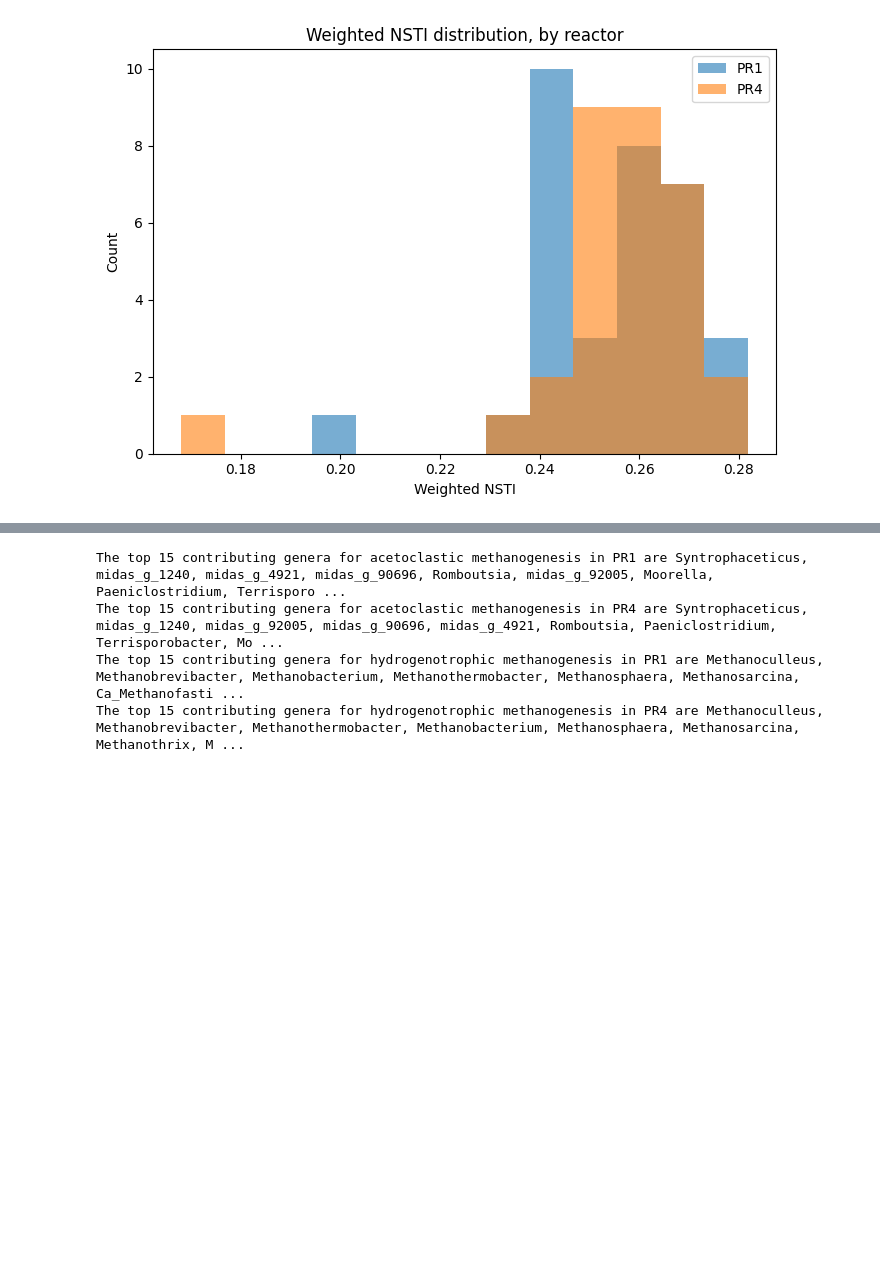
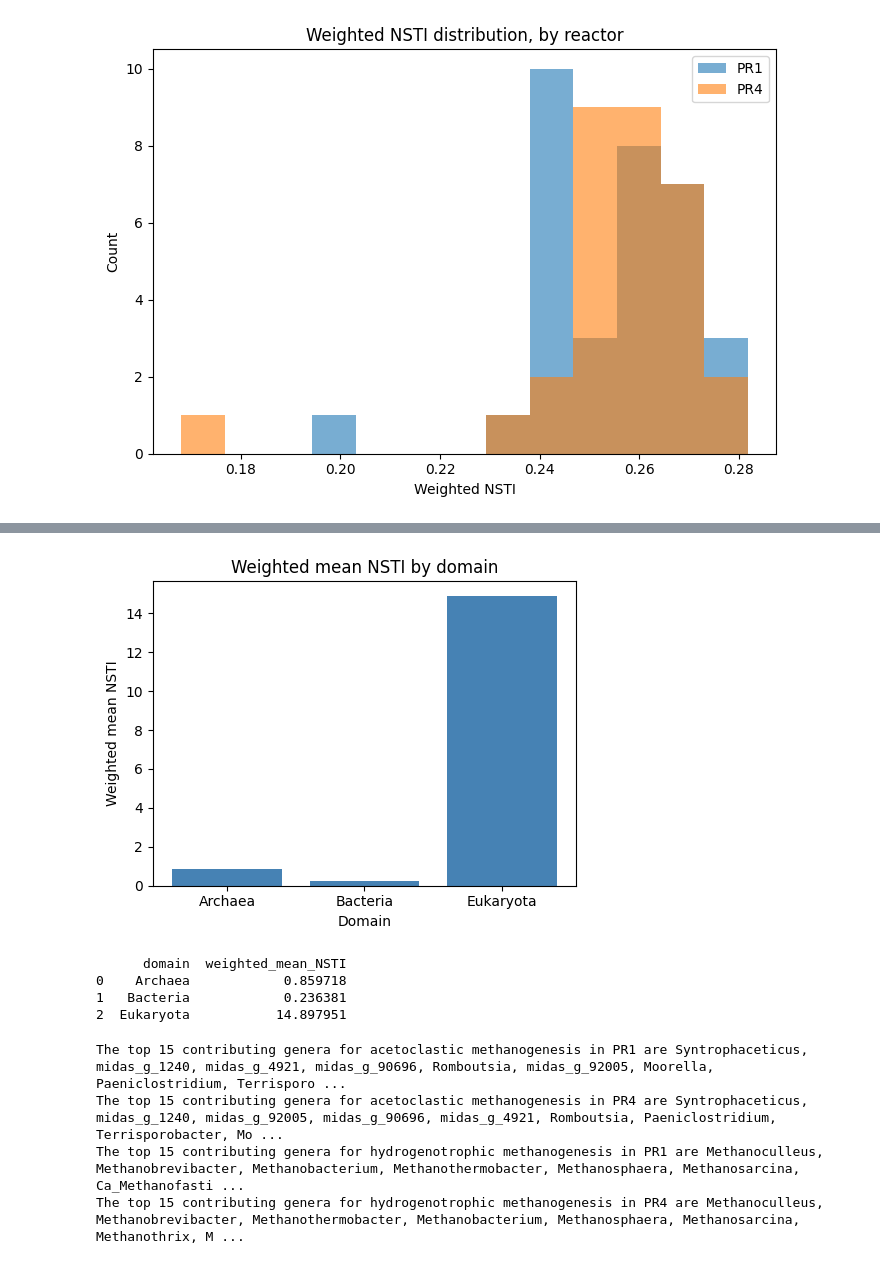
Before and after one commit to PachacutiX/Meta2Insight, a Jupyter notebook: code/picrust2_testruns/stratified/temp_differences.ipynb, the cells around one changed output, grey strips where cells are left out. Drawn from its saved outputs; the diff is of its cells as text; code cells hidden in the pictures; blank space fills up the shorter version.

```diff
--- a/code/picrust2_testruns/stratified/temp_differences.ipynb
+++ b/code/picrust2_testruns/stratified/temp_differences.ipynb
@@ -178,3 +178,78 @@ plt.tight_layout(); plt.show()
+# %%
+### Taxonomy-based NSTI analysis
+
+
+## Prep
+df_asv_nsti = df_asv_nsti.rename(columns={"sequence":"taxon", "metadata_NSTI":"NSTI"}).copy()
+asv_taxon = df_asv_nsti.merge(df_tax, on="taxon", how="left")
+
+asv_taxon["genus"] = (asv_taxon["taxonomy"].astype(str)
+                      .str.extract(r"g__\s*([^;]+)", expand=False).str.strip())
+asv_taxon["domain"] = (asv_taxon["taxonomy"].astype(str)
+                       .str.extract(r"k__\s*([^;]+)", expand=False).str.strip())
+
+asv_taxon["NSTI"] = pd.to_numeric(asv_taxon["NSTI"], errors="coerce")
+
+asv_taxon_genus  = asv_taxon.dropna(subset=["NSTI","genus"])
+asv_taxon_domain = asv_taxon.dropna(subset=["NSTI","domain"])
+
+## Unweighted genus NSTI
+genus_nsti = (
+    asv_taxon_genus.groupby("genus")["NSTI"]
+                   .agg(mean_NSTI="mean", median_NSTI="median", n_ASVs="size")
+                   .reset_index()
+)
+
+## Weighted ASV abundance
+abun = pd.read_csv("~/Thesis/data/picrust2_testruns/picrust2_stratified/picrust2_out_pipeline_stratified_lasse/KO_metagenome_out/seqtab_norm.tsv", sep="\t")
+abun = abun.rename(columns={abun.columns[0]: "taxon"})
+abun_long = abun.melt(id_vars=["taxon"], var_name="sample", value_name="rel_abun")
+abun_long["rel_abun"] = pd.to_numeric(abun_long["rel_abun"], errors="coerce").fillna(0)
+
+# Mean weight per ASV across samples
+asv_weight = (abun_long.groupby("taxon")["rel_abun"].mean()
+                        .reset_index().rename(columns={"rel_abun":"mean_rel_abun"}))
+
+# Genus-level
+asv_taxon_genus_w = (asv_taxon_genus.merge(asv_weight, on="taxon", how="left")
+                                    .fillna({"mean_rel_abun":0}))
+
+genus_nsti_weighted = (
+    asv_taxon_genus_w.groupby("genus")
+                     .apply(lambda d: np.average(d["NSTI"], weights=d["mean_rel_abun"])
+                            if d["mean_rel_abun"].sum() > 0 else d["NSTI"].mean())
+                     .reset_index(name="weighted_mean_NSTI")
+)
+
+# Domain-level
+asv_taxon_domain_w = (asv_taxon_domain.merge(asv_weight, on="taxon", how="left")
+                                      .fillna({"mean_rel_abun":0}))
+
+domain_nsti_weighted = (
+    asv_taxon_domain_w.groupby("domain")
+                      .apply(lambda d: np.average(d["NSTI"], weights=d["mean_rel_abun"])
+                             if d["mean_rel_abun"].sum() > 0 else d["NSTI"].mean())
+                      .reset_index(name="weighted_mean_NSTI")
+)
+
+
+## Barplot
+plt.figure(figsize=(5,4))
+plt.bar(domain_nsti_weighted["domain"], domain_nsti_weighted["weighted_mean_NSTI"], color="steelblue")
+plt.ylabel("Weighted mean NSTI")
+plt.xlabel("Domain")
+plt.title("Weighted mean NSTI by domain")
+plt.tight_layout()
+plt.show()
+# %% [output]
+[figure, added]
+# %%
+print(domain_nsti_weighted.head())
+# %% [output]
+      domain  weighted_mean_NSTI
+0    Archaea            0.859718
+1   Bacteria            0.236381
+2  Eukaryota           14.897951
 # %%
 ### Top contributing genera for METH-ACETATE-PWY and METHANOGENESIS-PWY
 
```
Also changed, not shown: parts of 6 cells of this notebook.
